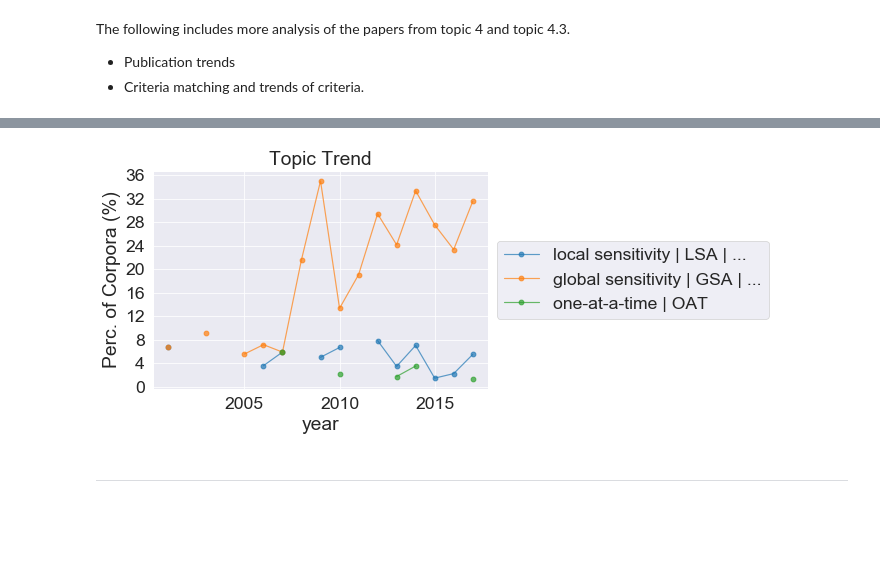
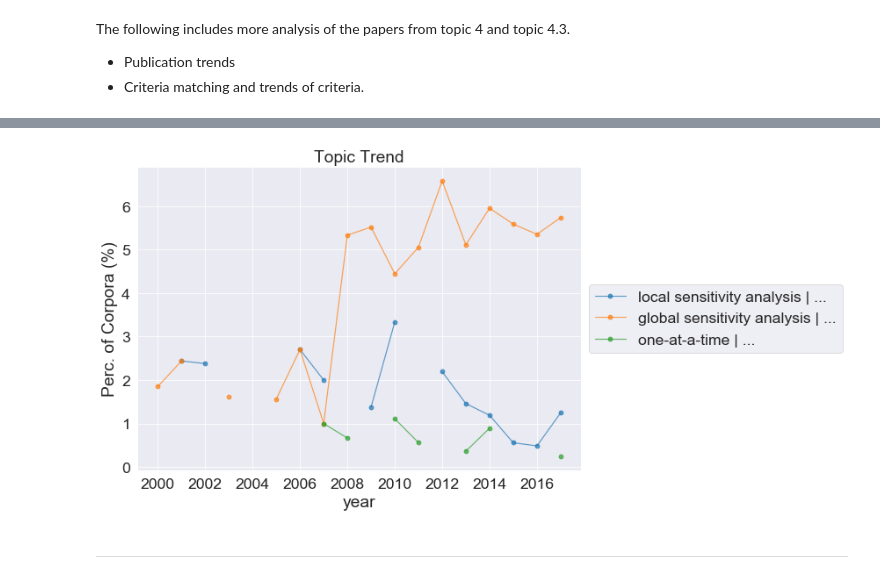
Before and after one commit to frog7/uasa-trends, a Jupyter notebook: notebooks/Topic modelling and network graphs.ipynb, the cells around one changed output, grey strips where cells are left out. Saved outputs shown, nothing was run; the diff lists cells and outputs as text; code cells hidden in the pictures; blank space fills up the shorter version.

```diff
--- a/notebooks/Topic modelling and network graphs.ipynb
+++ b/notebooks/Topic modelling and network graphs.ipynb
@@ -110,7 +111,6 @@ topic_set.loc[:, ~topic_set.columns.isin(hide_columns)].head(10)
 # %%
-topic_recs = wosis.extract_recs(topic_set.loc[:, 'id'], RC, 'Topic of Interest')
+topic_4_recs = wosis.extract_recs(topic_4_set.loc[:, 'id'], RC, 'Topic of Interest')
 # %%
 #run topic model on topic 4
-topic_4_recs_df = wosis.rec_to_df(topic_recs)
-topic_model, trans, feature_names = find_topics(topic_4_recs_df, num_topics=5)
+topic_4_subtopics = find_topics(topic_4_set, num_topics=5)
 # %% [output]
@@ -212 +210,7 @@ The following includes more analysis of the papers from topic 4 and topic 4.3. <
+# %%
+topic_4_3_set = topic_4_subtopics.get_topic_by_id(3)
+
+topic_4_3_recs = wosis.extract_recs(topic_4_3_set.loc[:, 'id'], topic_recs, 'Topic of Interest')
+
+tmp_df = wosis.rc_to_df(topic_4_3_recs)
 # %%
@@ -284,3 +264,0 @@ topic_df.loc[:, ~topic_df.columns.isin(hide_columns)].head(10)
-# %%
-topic_4_3_recs = wosis.extract_recs(topic_set.loc[:, 'id'], topic_4_recs, 'Topic of Interest')
-tmp_df = pd.DataFrame(topic_4_recs.forNLP(extraColumns=['DOI']))
@@ -319,8 +302,8 @@ oat_matches = wosis.keyword_matches(topic_4_3_recs, ['one-at-a-time', 'OAT'], th
 # %%
-wos_plot.plot_topic_trend([lsa_matches, gsa_matches, oat_matches], topic_4_3_recs
-                        )
+wos_plot.plot_topic_trend([lsa_matches, gsa_matches, oat_matches],
+                          topic_4_recs)
 # %% [output]
-[figure, old version]
+[figure, new version]
 # %% [markdown]
 <hr>
 # %% [markdown]
```
Also changed, not shown: parts of 35 cells of this notebook, 1 other file.
